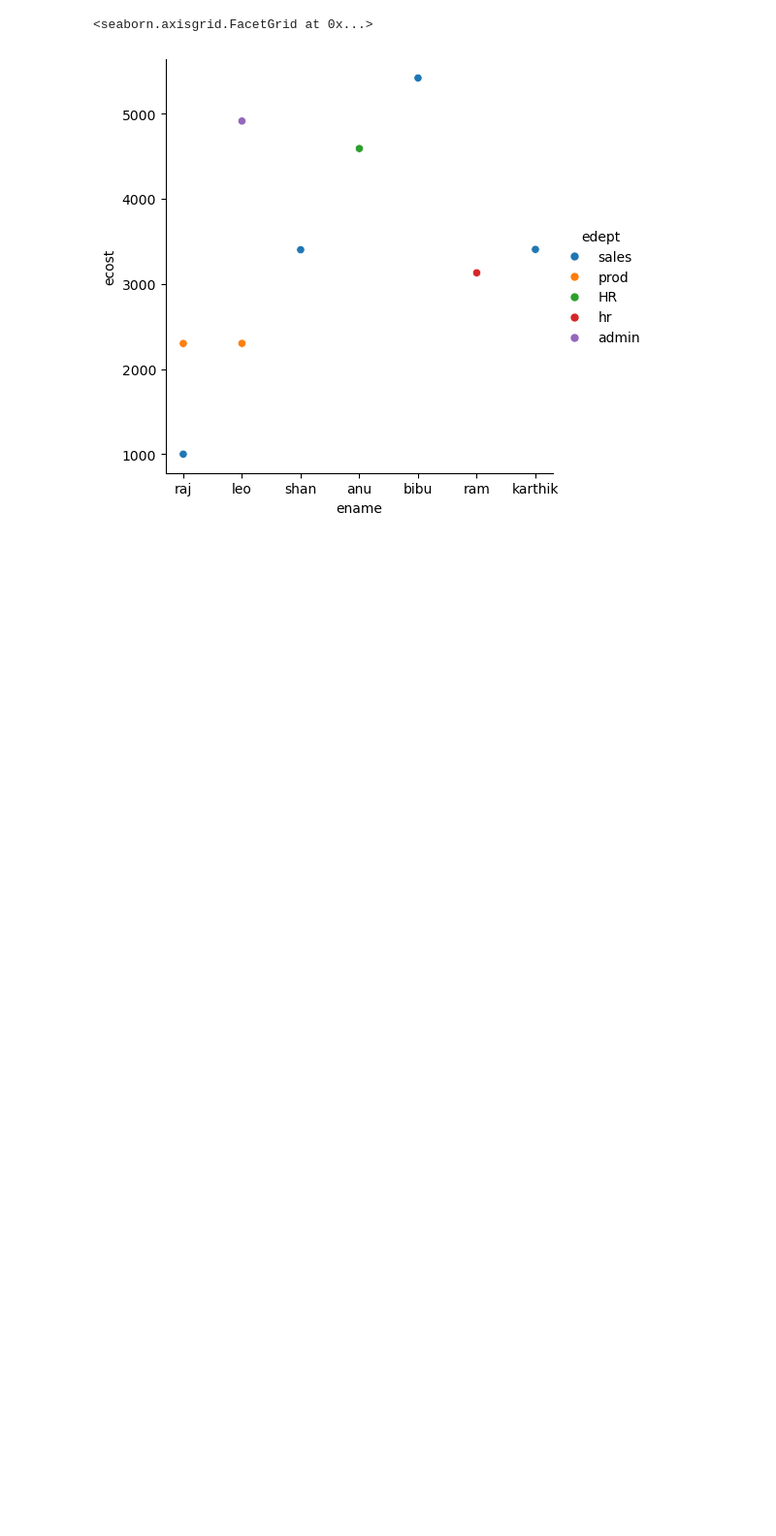
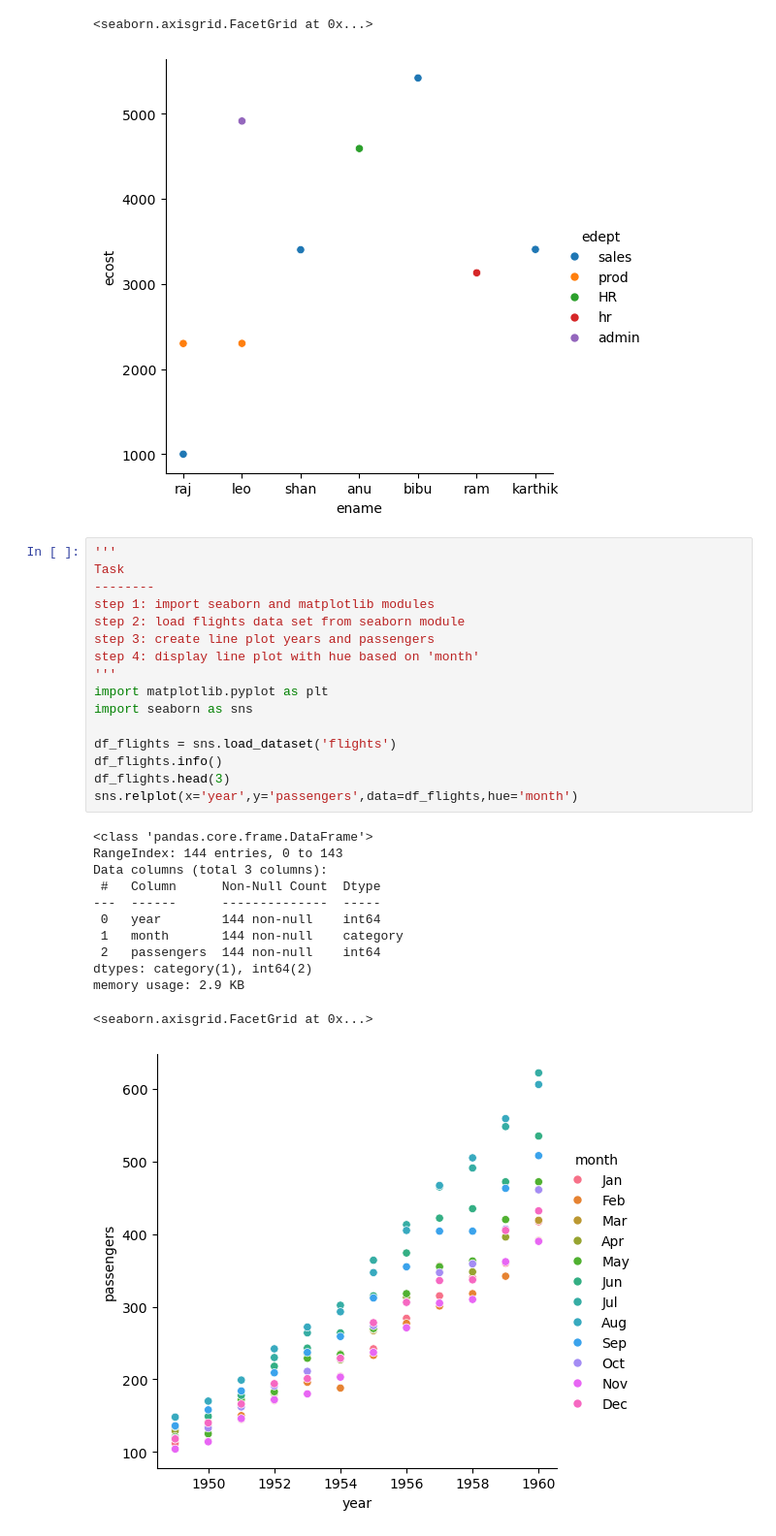
Before and after one commit to pakarthikstudent/DataEngineering__MLOps, a Jupyter notebook: DAY2/DE-2.ipynb, the cells around one changed output. Shown at 97% size. Cells and saved outputs as stored; diff of their text form; blank space fills up the shorter version.

```diff
--- a/DAY2/DE-2.ipynb
+++ b/DAY2/DE-2.ipynb
@@ -677,3 +677,32 @@ sns.relplot(x=df_csv['ename'],y=df_csv['ecost'],data=df_csv,hue='edept')
 # %% [output]
 <seaborn.axisgrid.FacetGrid at 0x...>
 [figure]
+# %%
+'''
+Task
+--------
+step 1: import seaborn and matplotlib modules
+step 2: load flights data set from seaborn module
+step 3: create line plot years and passengers
+step 4: display line plot with hue based on 'month'
+'''
+import matplotlib.pyplot as plt
+import seaborn as sns
+
+df_flights = sns.load_dataset('flights')
+df_flights.info()
+df_flights.head(3)
+sns.relplot(x='year',y='passengers',data=df_flights,hue='month')
+# %% [output]
+<class 'pandas.core.frame.DataFrame'>
+RangeIndex: 144 entries, 0 to 143
+Data columns (total 3 columns):
+ #   Column      Non-Null Count  Dtype
+---  ------      --------------  -----
+ 0   year        144 non-null    int64
+ 1   month       144 non-null    category
+ 2   passengers  144 non-null    int64
+dtypes: category(1), int64(2)
+memory usage: 2.9 KB
+<seaborn.axisgrid.FacetGrid at 0x...>
+[figure, added]
```
Also changed, not shown: parts of 20 cells of this notebook.
